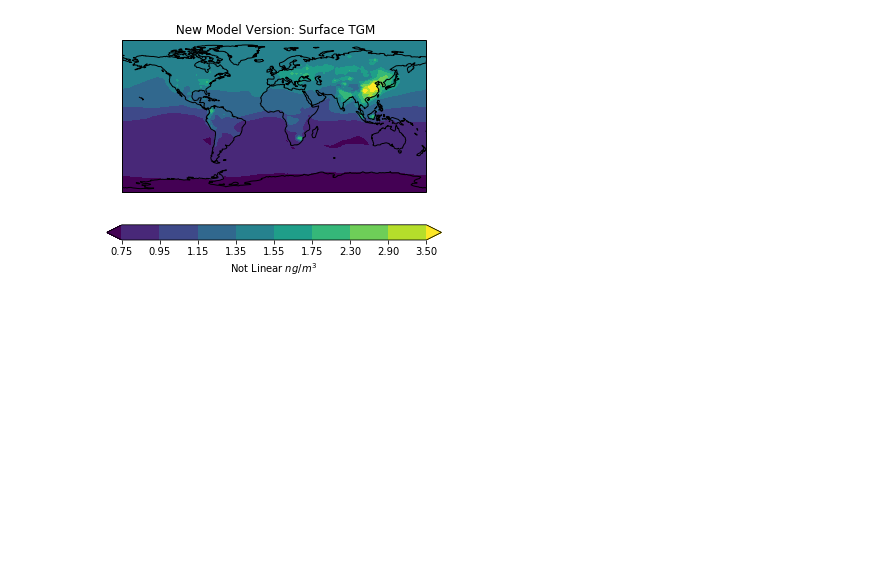
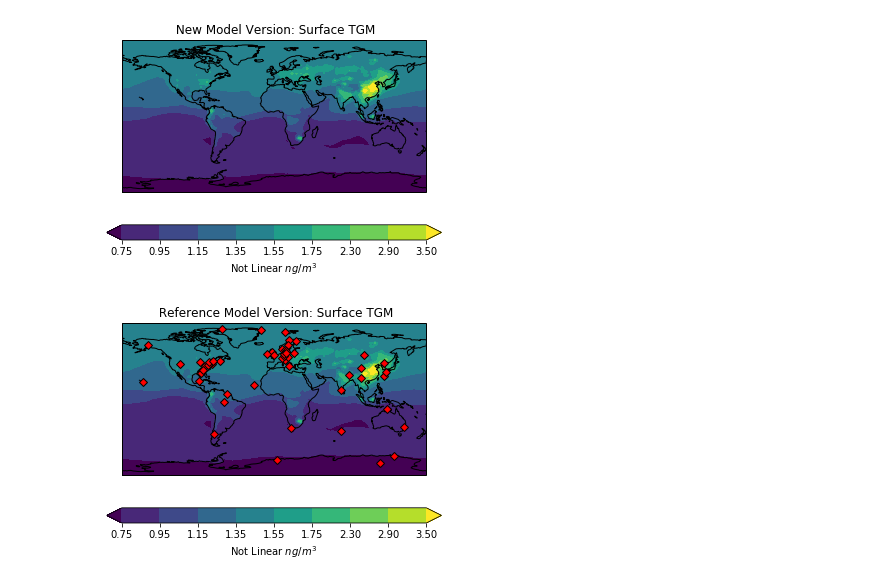
Before and after one commit to arifein/pythonHgBenchmark, a Jupyter notebook: TGM-Graphs-pg3.ipynb, the cells around one changed output. Saved outputs shown, nothing was run; the diff lists cells and outputs as text; code cells hidden in the pictures; blank space fills up the shorter version.

```diff
--- a/TGM-Graphs-pg3.ipynb
+++ b/TGM-Graphs-pg3.ipynb
@@ -20,6 +20,9 @@ NEW = '/home/brittany/Documents/HG/pythonHgBenchmark/trac_avg.geosfp_2x25_Hg.v12
 # %%
 OLD_ds = xbpch.open_bpchdataset(OLD)
 NEW_ds = xbpch.open_bpchdataset(NEW)
+
+
+AnHgObs= pd.read_csv('~/Documents/HG/data/TGMSiteAnnual1.csv', na_values=(-9999))
 # %%
 #Unit conversion from IDL code
 #ngm3_ppqv = 112.
@@ -181,6 +184,53 @@ plt.show()
 # %% [output]
 [figure]
 [figure]
+# %%
+Levels= (0.75, 0.95, 1.15, 1.35, 1.55, 1.75, 2.30, 2.90, 3.50)
+#AnHgObs.
+
+Long=AnHgObs['Lon']
+Lati=AnHgObs['Lat']
+Value= AnHgObs['Hg0']
+
+
+fig = plt.figure()
+ax = fig.add_subplot(111, projection=ccrs.PlateCarree())
+
+im=TGM_Old.plot.contourf( x='lon',y='lat', ax=ax, levels= Levels, transform=ccrs.PlateCarree(), cmap='viridis',
+                         cbar_kwargs={'orientation':'horizontal',
+                                       'ticklocation':'auto',
+                                      'label':"Not Linear $ng/m^3$ "})
+plt.plot(Long, Lati,'D',color='red',markeredgecolor='black')
+
+plt.title(' Reference Model Version: Surface TGM')
+ax.coastlines()
+
+
+
+plt.show()
+
+
+
+
+##     transform=ccrs.Geodetic(),
+
+
+
+#fig = plt.figure()
+#ax = fig.add_subplot(111, projection=ccrs.PlateCarree())
+#plt.plot(Long, Lati, 'bo',color='blue')
+#im=TGM_New.plot.contourf(x='lon',y='lat',levels=Levels, ax=ax,transform=ccrs.PlateCarree(), cmap='viridis',
+                        # cbar_kwargs={'orientation':'horizontal',
+                                      #'ticklocation':'auto',
+                                     # 'label':"Not Linear $ng/m^3$ "})
+#ax.set_extent((0.75, 0.95, 1.15, 1.35, 1.55, 1.75, 2.30, 2.90, 3.50))
+#Old.add_axes([0.75, 0.95, 1.15, 1.35, 1.55, 1.75, 2.30, 2.90, 3.50])
+
+#plt.title(' New Model Version: Surface TGM')
+#ax.coastlines()
+#plt.show()
+# %% [output]
+[figure, added]
 # %%
 #Abs_diff = TGM_New - TGM_Old
 #Perc_diff = (Abs_diff / TGM_Old)*100
```
Also changed, not shown: parts of 5 cells of this notebook, 3 other files.
